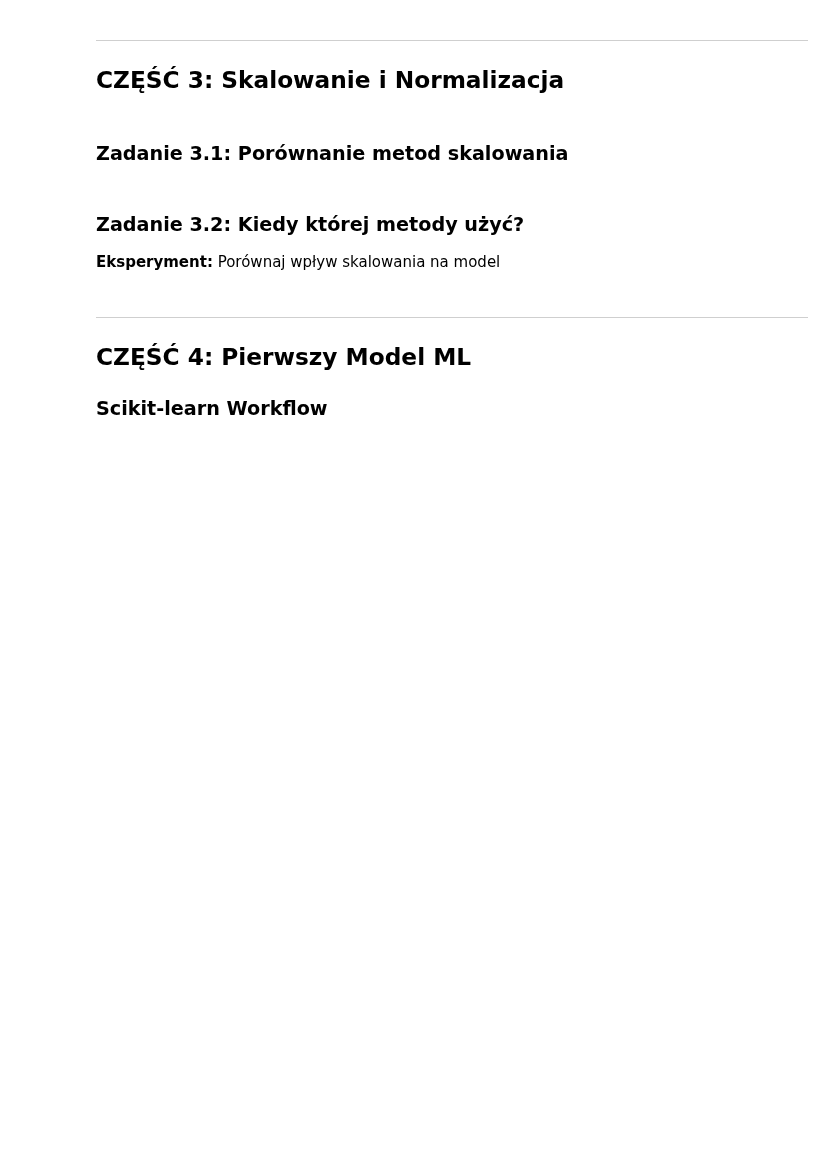
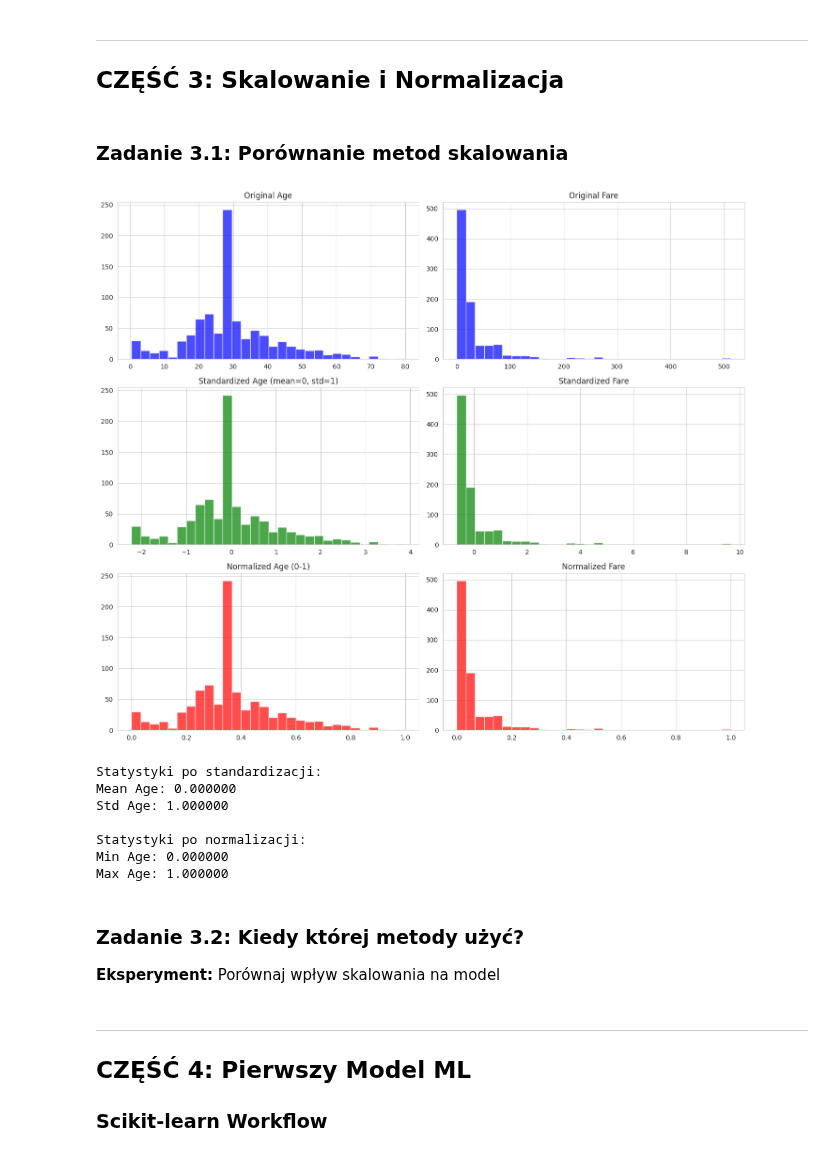
Before and after one commit to wiktorsk8/machine-learning-lab, a Jupyter notebook: lab_01_02_notebook_studenci.ipynb, the cells around one changed output. Cells and saved outputs as stored; diff of their text form; code cells hidden in the pictures; blank space fills up the shorter version.

```diff
--- a/lab_01_02_notebook_studenci.ipynb
+++ b/lab_01_02_notebook_studenci.ipynb
@@ -245,16 +278,17 @@ plt.show()
 # %% [markdown]
 ### Zadanie 2.1: Label Encoding (5 min)
 # %%
-# TODO 1: Zakoduj kolumnę 'Sex' (male/female → 0/1)
-# Metoda 1: Ręcznie z map()
+# # TODO 1: Zakoduj kolumnę 'Sex' (male/female → 0/1)
+# # Metoda 1: Ręcznie z map()
 titanic_clean['Sex_encoded'] = titanic_clean['Sex'].map({'male': 0, 'female': 1})
 
-# TODO 2: Alternatywnie - użyj LabelEncoder
+# # TODO 2: Alternatywnie - użyj LabelEncoder
 from sklearn.preprocessing import LabelEncoder
 le = LabelEncoder()
-# Twój kod:
+# # Twój kod:
+titanic_clean['Sex_encoded_le'] = le.fit_transform(titanic_clean['Sex'])
 
-
-# TODO 3: Sprawdź wynik
+# # TODO 3: Sprawdź wynik
 print("\nPorównanie oryginalnej i zakodowanej kolumny:")
 print(titanic_clean[['Sex', 'Sex_encoded']].head(10))
+print(titanic_clean[['Sex', 'Sex_encoded_le']].head(10))
@@ -334,53 +417,62 @@ print(correlation['Survived'].sort_values(ascending=False))
 # %% [markdown]
 ### Zadanie 3.1: Porównanie metod skalowania
 # %%
-# Wybierzmy cechy numeryczne do skalowania
+# # Wybierzmy cechy numeryczne do skalowania
 numeric_features = ['Age', 'Fare', 'FamilySize', 'FarePerPerson']
 
-# TODO 1: Standardization (StandardScaler)
+# # TODO 1: Standardization (StandardScaler)
 from sklearn.preprocessing import StandardScaler
 scaler_std = StandardScaler()
-# Twój kod - fit_transform na numeric_features
-scaled_std = # Twój kod
+# # Twój kod - fit_transform na numeric_features
+scaled_std = scaler_std.fit_transform(titanic_clean[['Age', 'Fare']])
 
 # TODO 2: Normalization (MinMaxScaler)
 from sklearn.preprocessing import MinMaxScaler
 scaler_minmax = MinMaxScaler()
 # Twój kod
-scaled_minmax = # Twój kod
+scaled_minmax = scaler_minmax.fit_transform(titanic_clean[['Age', 'Fare']])
 
 # TODO 3: Porównanie rozkładów
 fig, axes = plt.subplots(3, 2, figsize=(14, 12))
 
 # Oryginalne
 axes[0, 0].hist(titanic_clean['Age'].dropna(), bins=30, color='blue', alpha=0.7)
 axes[0, 0].set_title('Original Age')
 axes[0, 1].hist(titanic_clean['Fare'], bins=30, color='blue', alpha=0.7)
 axes[0, 1].set_title('Original Fare')
 
 # Standardized
 axes[1, 0].hist(scaled_std[:, 0], bins=30, color='green', alpha=0.7)
 axes[1, 0].set_title('Standardized Age (mean=0, std=1)')
 axes[1, 1].hist(scaled_std[:, 1], bins=30, color='green', alpha=0.7)
 axes[1, 1].set_title('Standardized Fare')
 
 # Normalized
 axes[2, 0].hist(scaled_minmax[:, 0], bins=30, color='red', alpha=0.7)
 axes[2, 0].set_title('Normalized Age (0-1)')
 axes[2, 1].hist(scaled_minmax[:, 1], bins=30, color='red', alpha=0.7)
 axes[2, 1].set_title('Normalized Fare')
 
 plt.tight_layout()
 plt.show()
 
 # TODO 4: Sprawdź statystyki
 print("\nStatystyki po standardizacji:")
 print(f"Mean Age: {scaled_std[:, 0].mean():.6f}")  # Powinno być ~0
 print(f"Std Age: {scaled_std[:, 0].std():.6f}")    # Powinno być ~1
 
 print("\nStatystyki po normalizacji:")
 print(f"Min Age: {scaled_minmax[:, 0].min():.6f}")  # Powinno być 0
 print(f"Max Age: {scaled_minmax[:, 0].max():.6f}")  # Powinno być 1
+# %% [output]
+[figure, added]
+Statystyki po standardizacji:
+Mean Age: 0.000000
+Std Age: 1.000000
+
+Statystyki po normalizacji:
+Min Age: 0.000000
+Max Age: 1.000000
 # %% [markdown]
 ### Zadanie 3.2: Kiedy której metody użyć?
 
```
Also changed, not shown: parts of 14 cells of this notebook, 1 other file.
